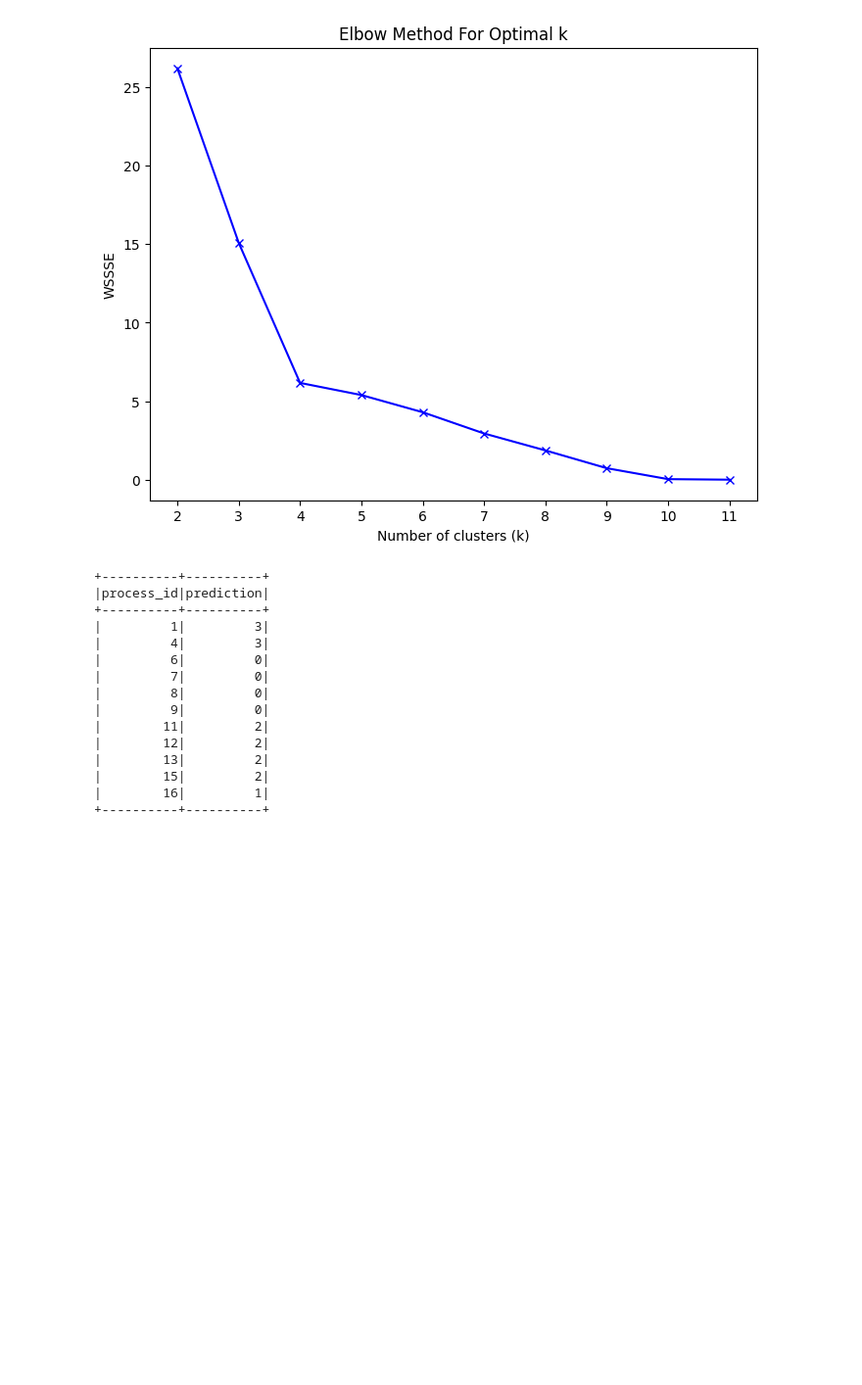
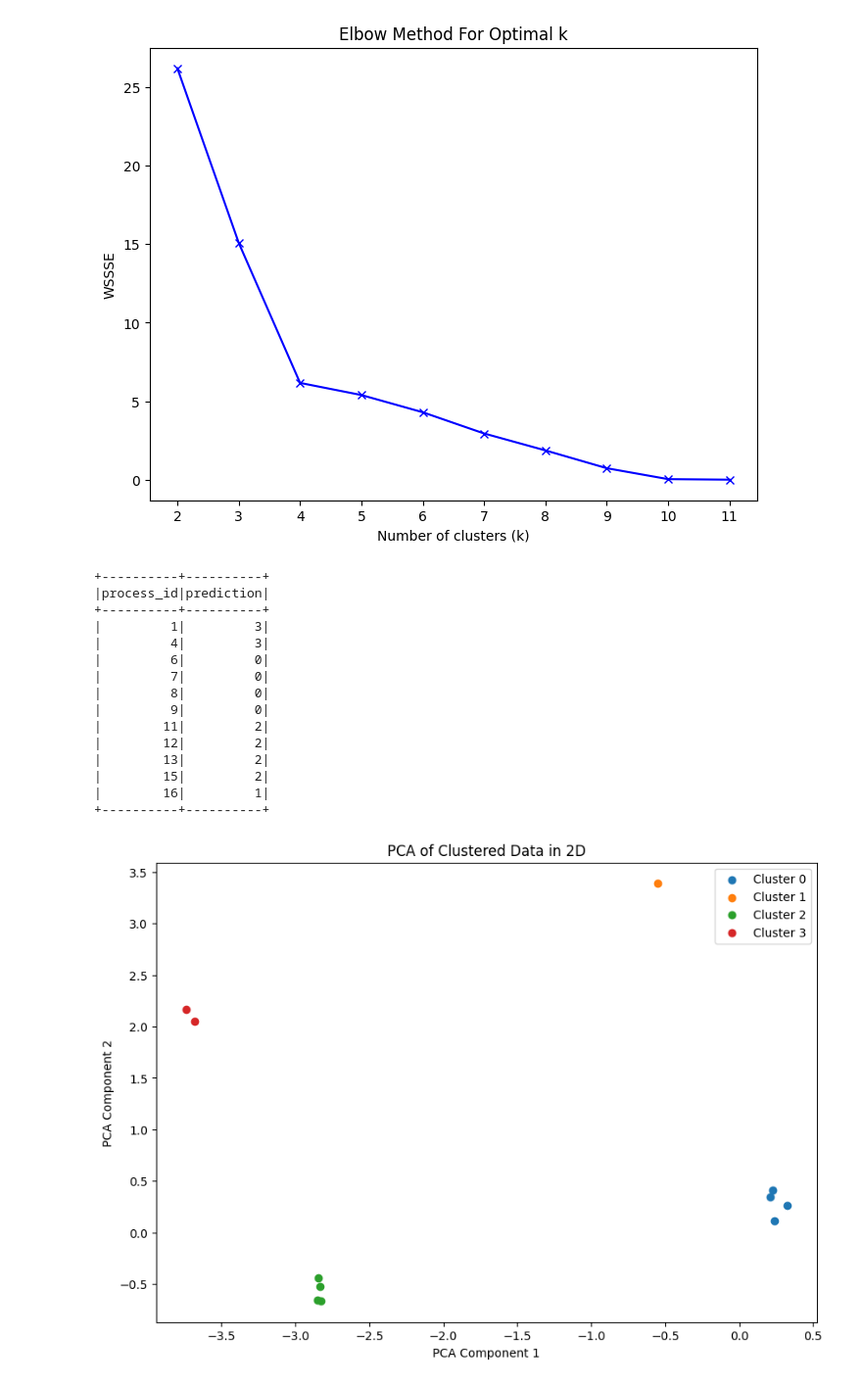
Before and after one commit to ChristosP1/Spark_Book_Purchase, a Jupyter notebook: Clustering.ipynb, the cells around one changed output. Shown at 98% size. Drawn from its saved outputs; the diff is of its cells as text; code cells hidden in the pictures; blank space fills up the shorter version.

Commit message:
Add cluster plot

```diff
--- a/Clustering.ipynb
+++ b/Clustering.ipynb
@@ -315,3 +306,27 @@ predictions.select("process_id", "prediction").show()
 |        15|         2|
 |        16|         1|
 +----------+----------+
+# %%
+# Reduce dimensions to 2D using PCA
+pca = PCA_Spark(k=2, inputCol='features', outputCol='pca_features')
+pca_model = pca.fit(predictions)
+pca_result = pca_model.transform(predictions)
+
+# Extract the PCA result and cluster assignments
+pca_features = pca_result.select('pca_features').rdd.map(lambda row: row[0]).collect()
+pca_features = np.array(pca_features)
+cluster_assignments = pca_result.select('prediction').rdd.map(lambda row: row[0]).collect()
+
+# Plot the PCA result in 2D
+plt.figure(figsize=(10, 7))
+clusters = np.unique(cluster_assignments)
+for cluster in clusters:
+    cluster_indices = np.where(np.array(cluster_assignments) == cluster)
+    plt.scatter(pca_features[cluster_indices, 0], pca_features[cluster_indices, 1], label=f'Cluster {cluster}')
+plt.xlabel('PCA Component 1')
+plt.ylabel('PCA Component 2')
+plt.title('PCA of Clustered Data in 2D')
+plt.legend()
+plt.show()
+# %% [output]
+[figure, added]
```
Also changed, not shown: parts of 3 cells of this notebook.
